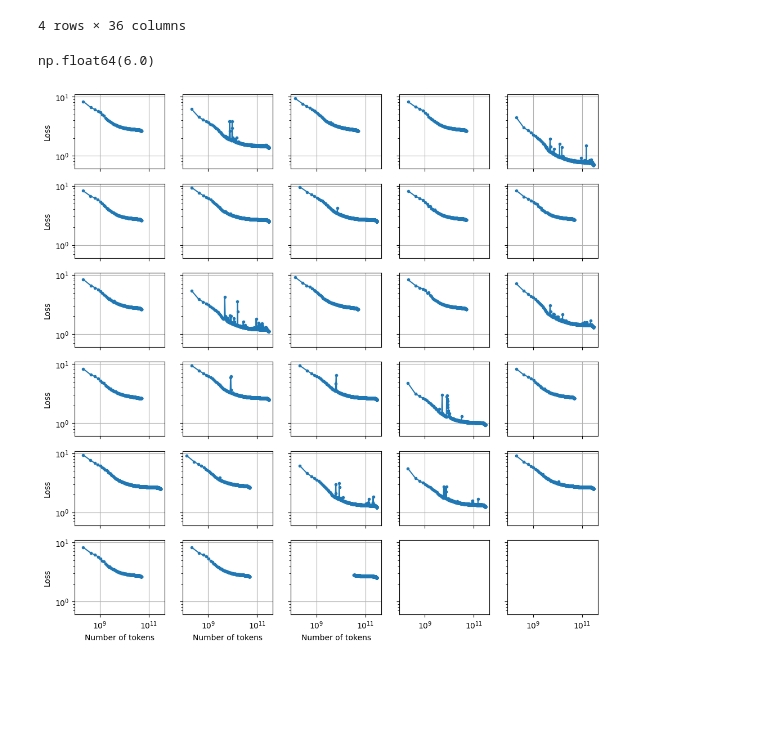
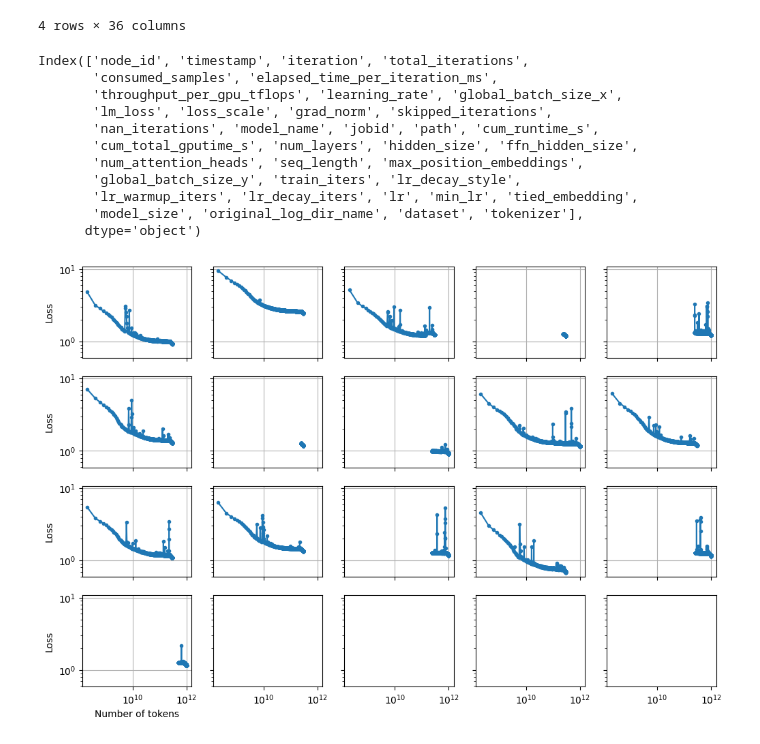
Before and after one commit to OpenEuroLLM/notebooks, a Jupyter notebook: logs-opensci-ref/analyse-logs.ipynb, the cells around one changed output. Cells and saved outputs as stored; diff of their text form; code cells hidden in the pictures; blank space fills up the shorter version.

Commit message:
fix title, fix path

```diff
--- a/logs-opensci-ref/analyse-logs.ipynb
+++ b/logs-opensci-ref/analyse-logs.ipynb
@@ -197,33 +199,45 @@ df_metrics_with_hps.drop_duplicates(["model_name", "model_size"]).groupby("model
 | 1.3b | 28 | 28 | 28 | 28 | 28 | 28 | ... |
 | 1.7b | 16 | 16 | 16 | 16 | 16 | 16 | ... |
 4 rows × 36 columns
+# %%
+df_sub.columns
+# %% [output]
+Index(['node_id', 'timestamp', 'iteration', 'total_iterations',
+       'consumed_samples', 'elapsed_time_per_iteration_ms',
+       'throughput_per_gpu_tflops', 'learning_rate', 'global_batch_size_x',
+       'lm_loss', 'loss_scale', 'grad_norm', 'skipped_iterations',
+       'nan_iterations', 'model_name', 'jobid', 'path', 'cum_runtime_s',
+       'cum_total_gputime_s', 'num_layers', 'hidden_size', 'ffn_hidden_size',
+       'num_attention_heads', 'seq_length', 'max_position_embeddings',
+       'global_batch_size_y', 'train_iters', 'lr_decay_style',
+       'lr_warmup_iters', 'lr_decay_iters', 'lr', 'min_lr', 'tied_embedding',
+       'model_size', 'original_log_dir_name', 'dataset', 'tokenizer'],
+      dtype='object')
 # %%
-np.ceil(len(models) / ncols)
+df_metrics_with_hps["num-tokens"] = df_metrics_with_hps["iteration"] * df_metrics_with_hps["seq_length"] * df_metrics_with_hps["global_batch_size_y"]
-# %% [output]
-np.float64(6.0)
 # %%
 #model_size = "0.13b"
-#model_size = "1.7b"
-model_size = "1.3b"
+model_size = "1.7b"
+#model_size = "1.3b"
 df_sub = df_metrics_with_hps[df_metrics_with_hps.model_size == model_size].copy()
 models = df_sub.model_name.unique()
 
 plot_per_col = 5
 ncols = 5
 nrows = int(np.ceil(len(models) / ncols))
 
 fig, axes = plt.subplots(nrows, ncols, figsize=(12, 2 * nrows), sharey=True, sharex=True)
 
 axes = np.ravel(axes)
 
 for i, model in enumerate(models):
     ax = axes[i]
     df_plot = df_sub[df_sub.model_name == model].pivot_table(index="num-tokens", values="lm_loss")
     df_plot.plot(ax=ax, marker=".", legend=None)
     ax.grid()
     ax.set_xlabel("Number of tokens")
     ax.set_ylabel("Loss")
     ax.set_xscale("log")
     ax.set_yscale("log")
 # %% [output]
-[figure, old version]
+[figure, new version]
```
Also changed, not shown: parts of 3 cells of this notebook, 4 other files.
